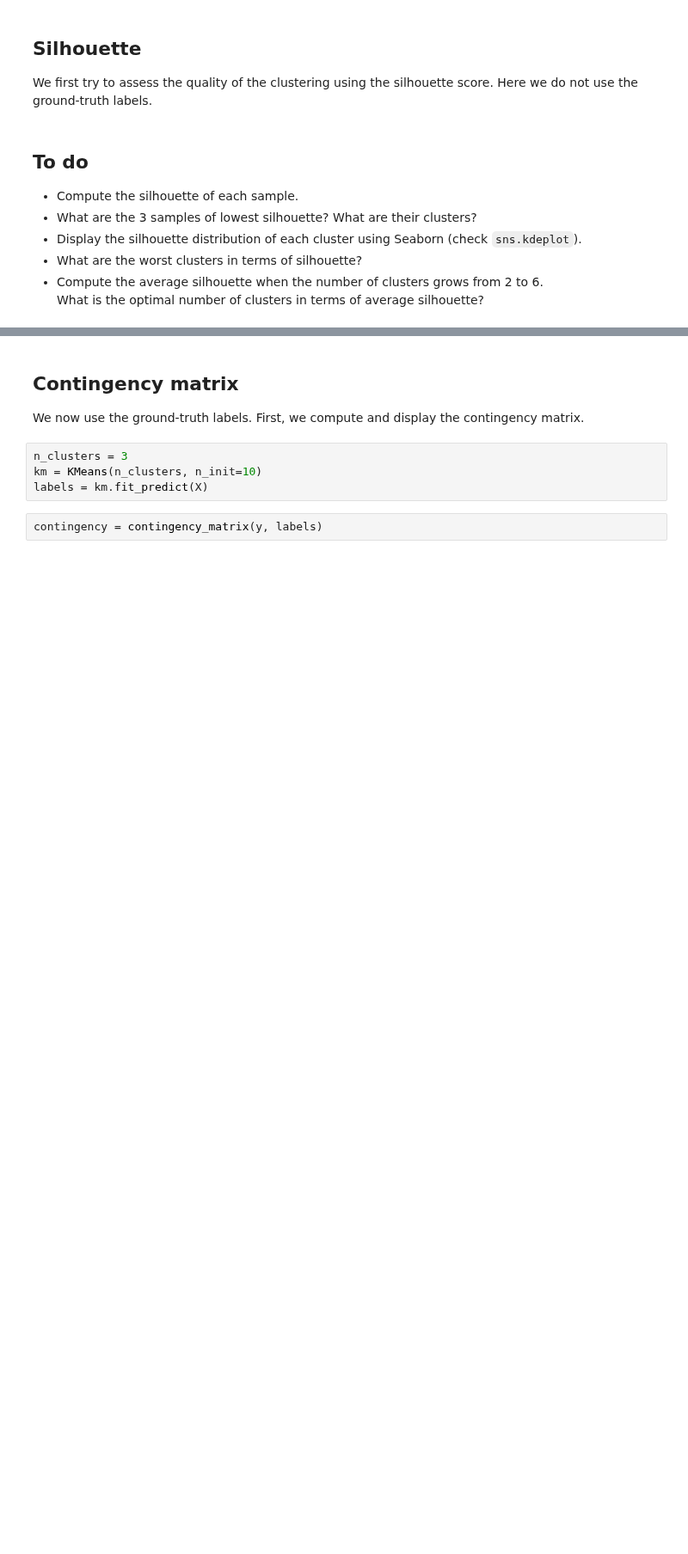
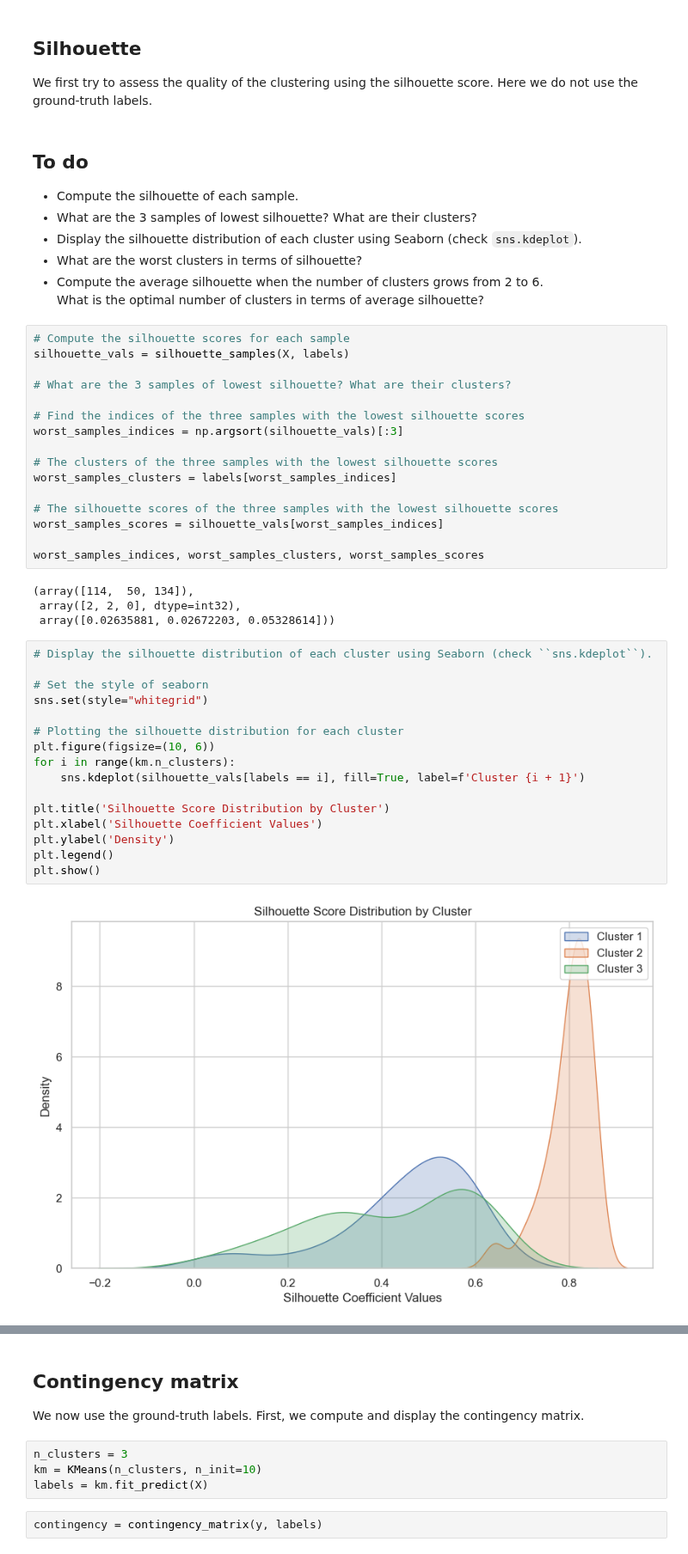
Before and after one commit to pralban/Machine-learning, a Jupyter notebook: TP9 Clustering/1_metrics.ipynb, the cells around one changed output, grey strips where cells are left out. Shown at 86% size. Cells and saved outputs as stored; diff of their text form; blank space fills up the shorter version.

```diff
--- a/TP9 Clustering/1_metrics.ipynb
+++ b/TP9 Clustering/1_metrics.ipynb
@@ -67,3 +82,41 @@ We first try to assess the quality of the clustering using the silhouette score.
 * What are the worst clusters in terms of silhouette?
 * Compute the average silhouette when the number of clusters grows from 2 to 6.<br>
 What is the optimal number of clusters in terms of average silhouette?
+# %%
+# Compute the silhouette scores for each sample
+silhouette_vals = silhouette_samples(X, labels)
+
+# What are the 3 samples of lowest silhouette? What are their clusters?
+
+# Find the indices of the three samples with the lowest silhouette scores
+worst_samples_indices = np.argsort(silhouette_vals)[:3]
+
+# The clusters of the three samples with the lowest silhouette scores
+worst_samples_clusters = labels[worst_samples_indices]
+
+# The silhouette scores of the three samples with the lowest silhouette scores
+worst_samples_scores = silhouette_vals[worst_samples_indices]
+
+worst_samples_indices, worst_samples_clusters, worst_samples_scores
+# %% [output]
+(array([114,  50, 134]),
+ array([2, 2, 0], dtype=int32),
+ array([0.02635881, 0.02672203, 0.05328614]))
+# %%
+# Display the silhouette distribution of each cluster using Seaborn (check ``sns.kdeplot``).
+
+# Set the style of seaborn
+sns.set(style="whitegrid")
+
+# Plotting the silhouette distribution for each cluster
+plt.figure(figsize=(10, 6))
+for i in range(km.n_clusters):
+    sns.kdeplot(silhouette_vals[labels == i], fill=True, label=f'Cluster {i + 1}')
+
+plt.title('Silhouette Score Distribution by Cluster')
+plt.xlabel('Silhouette Coefficient Values')
+plt.ylabel('Density')
+plt.legend()
+plt.show()
+# %% [output]
+[figure, added]
```
Also changed, not shown: parts of 11 cells of this notebook.
